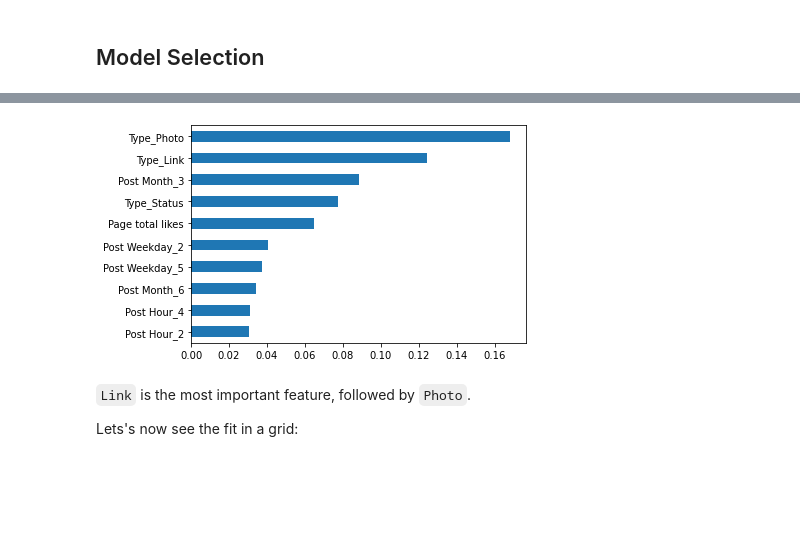
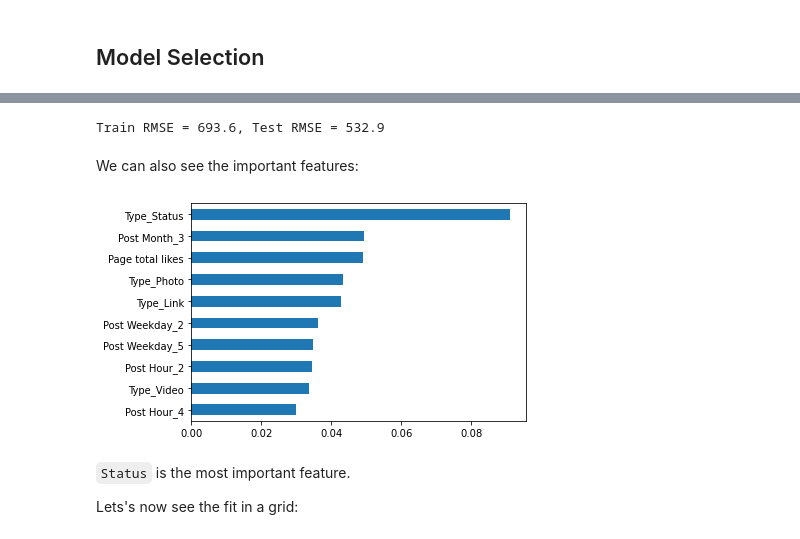
Before and after one commit to bezes/Facebook-UCI-Prediction, a Jupyter notebook: Model.ipynb, the cells around one changed output, grey strips where cells are left out. Drawn from its saved outputs; the diff is of its cells as text; code cells hidden in the pictures; blank space fills up the shorter version.

Commit message:
Add Bayesian Optimization and add detailed description in the Model notebook

```diff
--- a/Model.ipynb
+++ b/Model.ipynb
@@ -139,0 +182,22 @@ We can also see the important features:
+# %%
+init_points = 10
+n_iter = 100
+
+initial_search_point = {
+    'max_depth': selected_model.max_depth,
+    'learning_rate': selected_model.learning_rate,
+    'n_estimators': selected_model.n_estimators,
+    'gamma': selected_model.gamma,
+    'subsample': selected_model.subsample,
+    'colsample_bytree': selected_model.colsample_bytree,
+}
+
+# setting search bounds
+xgb_search_bounds = {
+    'max_depth': (3, 9),
+    'learning_rate': (0.01, 1.0),
+    'n_estimators': (10, 500),
+    'gamma': (0, 5),
+    'subsample': (0.5, 1.0),
+    'colsample_bytree': (0.5, 1.0),
+}
@@ -139,0 +270,7 @@ We can also see the important features:
+# %%
+best_params = optimizer.max['params']
+best_params['max_depth'] = int(best_params['max_depth'])
+best_params['n_estimators'] = int(best_params['n_estimators'])
+
+print('The parameters that minimize mean squared error are:')
+print(best_params)
@@ -139,0 +282,11 @@ We can also see the important features:
+# %%
+%%time
+model = XGBRegressor(**best_params)
+
+model.fit(X_train, y_train_norm)
+
+y_train_pred, y_test_pred, y_train, y_test = get_predictions(
+    model, X_train, y_train_norm, X_test, y_test_norm,
+    transformer_y=transformer_y)
+
+train_rmse, test_rmse = calc_rmse(y_train_pred, y_test_pred, y_train, y_test)
@@ -140,11 +295,17 @@ We can also see the important features:
+# %%
+print('\nTrain RMSE = {:.01f}, Test RMSE = {:.01f}'.format(
+    train_rmse, test_rmse))
+# %% [output]
+Train RMSE = 693.6, Test RMSE = 532.9
+# %% [markdown]
+We can also see the important features:
 # %%
-if type(selected_model).__name__ in ['RandomForestRegressor', 'XGBRegressor']:
-    pd.Series(selected_model.feature_importances_,
-              index=X_train.columns).sort_values().tail(10).plot.barh();
+pd.Series(model.feature_importances_,
+          index=X_train.columns).sort_values().tail(10).plot.barh();
 # %% [output]
-[figure, old version]
+[figure, new version]
 # %% [markdown]
-`Link` is the most important feature, followed by `Photo`.
+`Status` is the most important feature.
 
 Lets's now see the fit in a grid:
 # %%
```
Also changed, not shown: parts of 26 cells of this notebook, 1 other file.
